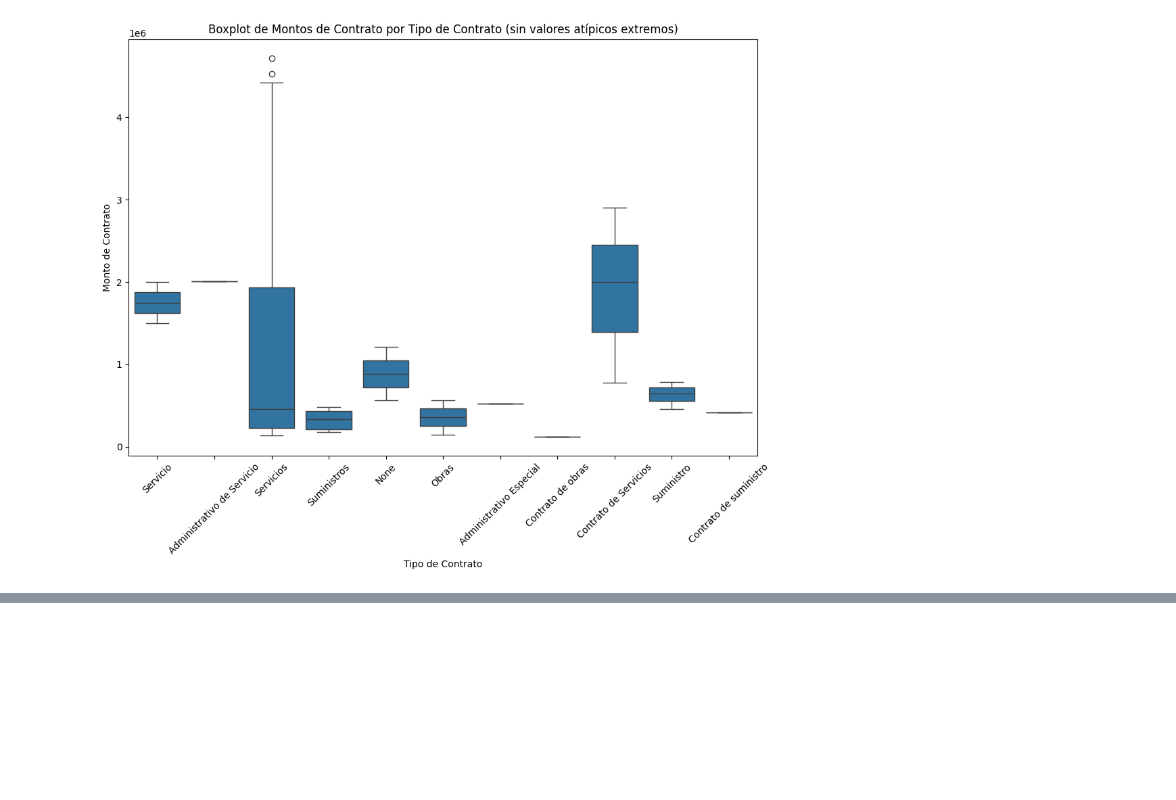
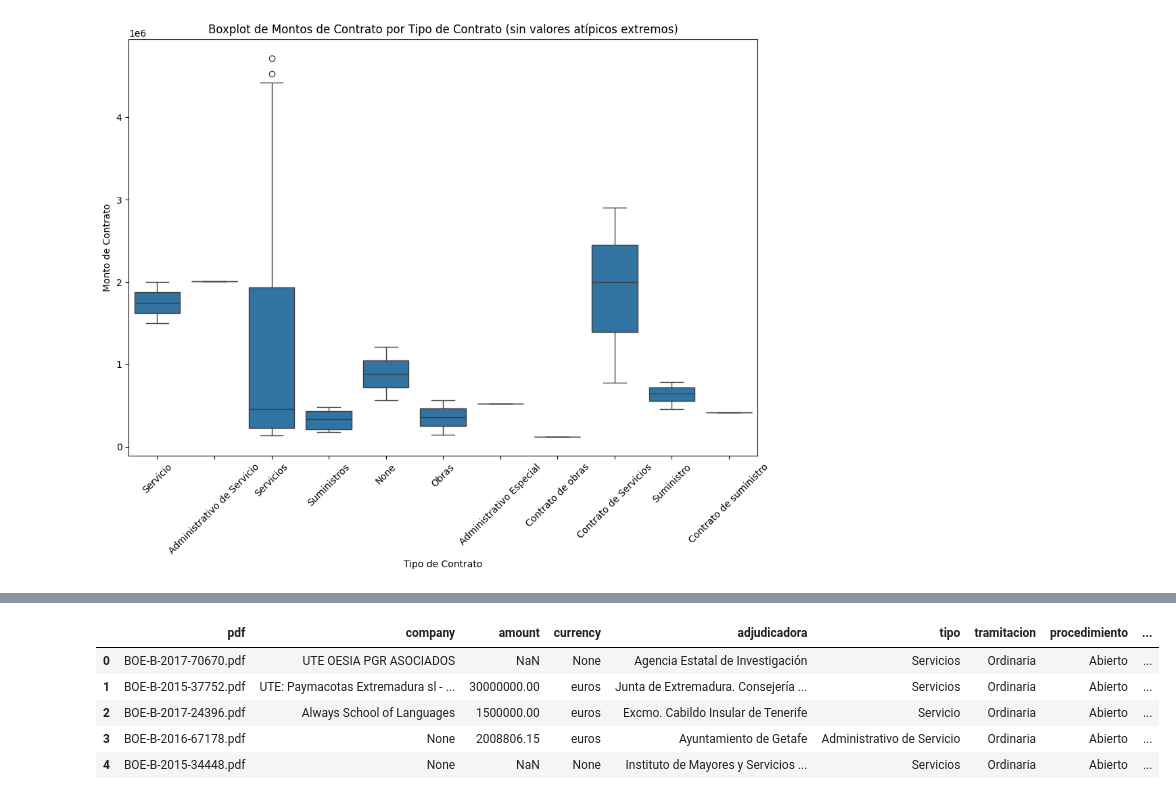
Before and after one commit to danmorper/NLP, a Jupyter notebook: licitaciones/analisis_datos.ipynb, the cells around one changed output, grey strips where cells are left out. Cells and saved outputs as stored; diff of their text form; code cells hidden in the pictures; blank space fills up the shorter version.

```diff
--- a/licitaciones/analisis_datos.ipynb
+++ b/licitaciones/analisis_datos.ipynb
@@ -137,0 +176,13 @@ plt.show()
+# %%
+# Aplicar esta función para extraer el ID y luego buscar la fecha de publicación correspondiente
+df['publication_date'] = df['pdf'].apply(lambda x: publication_dates.get(extract_id_from_pdf(x), 'Fecha desconocida'))
+
+# Mostrar el resultado
+df.head()
+# %% [output]
+|  | pdf | company | amount | currency | adjudicadora | tipo | tramitacion | procedimiento | ... |
+| 0 | BOE-B-2017-70670.pdf | UTE OESIA PGR ASOCIADOS | NaN | None | Agencia Estatal de Investigación | Servicios | Ordinaria | Abierto | ... |
+| 1 | BOE-B-2015-37752.pdf | UTE: Paymacotas Extremadura sl - ... | 30000000.00 | euros | Junta de Extremadura. Consejería ... | Servicios | Ordinaria | Abierto | ... |
+| 2 | BOE-B-2017-24396.pdf | Always School of Languages | 1500000.00 | euros | Excmo. Cabildo Insular de Tenerife | Servicio | Ordinaria | Abierto | ... |
+| 3 | BOE-B-2016-67178.pdf | None | 2008806.15 | euros | Ayuntamiento de Getafe | Administrativo de Servicio | Ordinaria | Abierto | ... |
+| 4 | BOE-B-2015-34448.pdf | None | NaN | None | Instituto de Mayores y Servicios ... | Servicios | Ordinaria | Abierto | ... |
```
Also changed, not shown: parts of 9 cells of this notebook, 7 other files.
